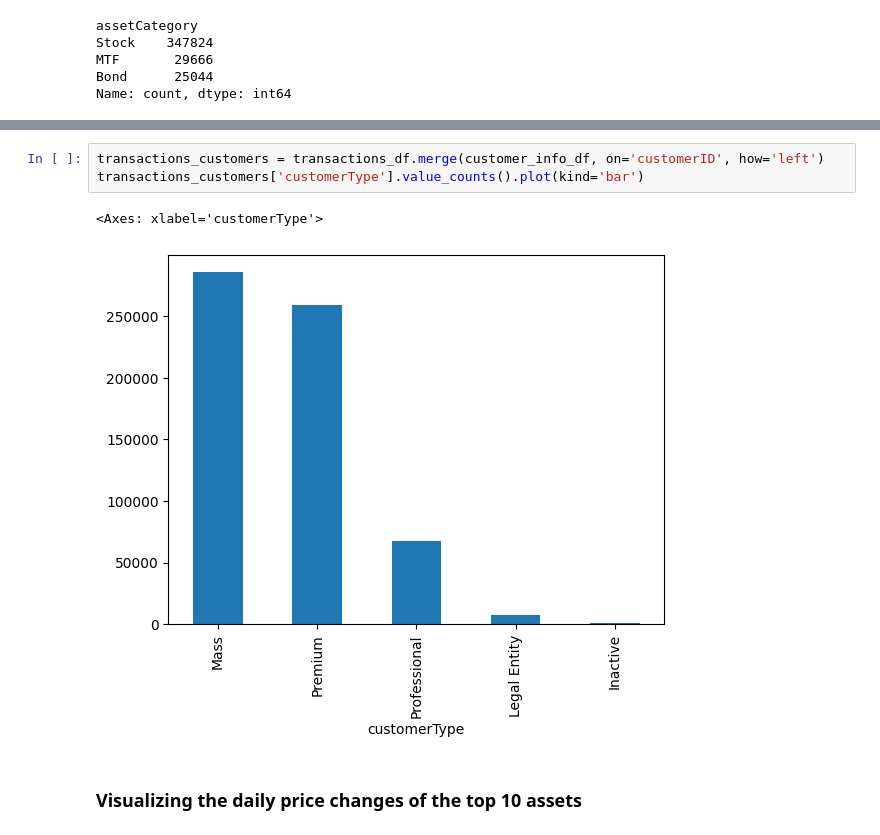
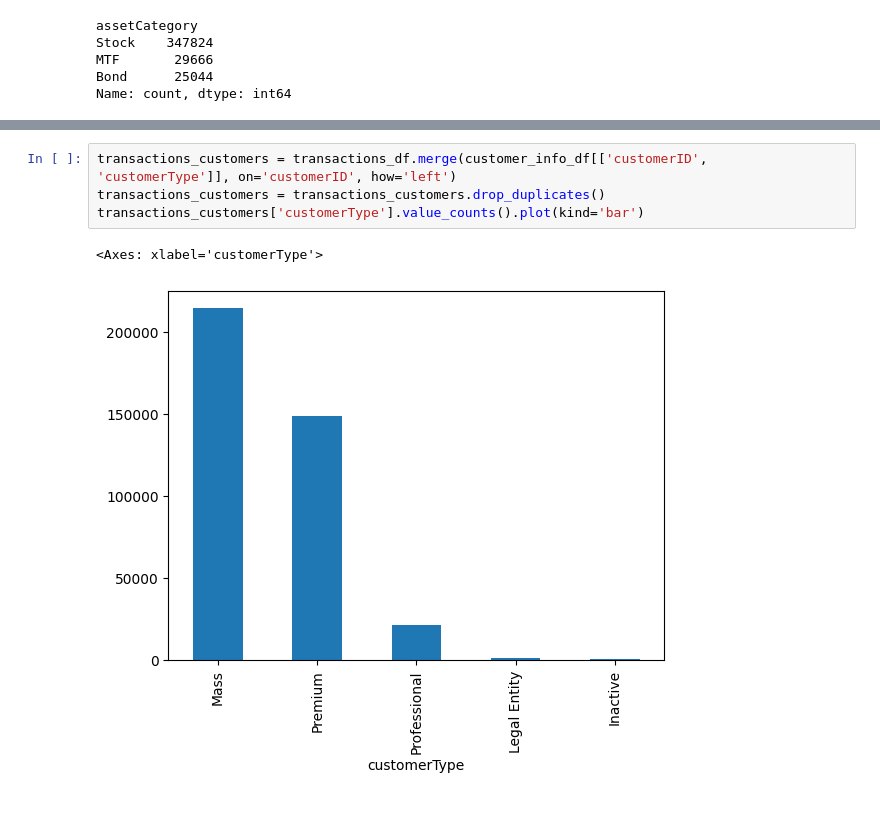
Before and after one commit to gabeLin300/Financial-Asset-Data-Exploration, a Jupyter notebook: FAR-Trans/eda.ipynb, the cells around one changed output, grey strips where cells are left out. Saved outputs shown, nothing was run; the diff lists cells and outputs as text.

```diff
--- a/FAR-Trans/eda.ipynb
+++ b/FAR-Trans/eda.ipynb
@@ -155,8 +161,7 @@ Name: count, Length: 176, dtype: int64
 # %%
-transactions_customers = transactions_df.merge(customer_info_df, on='customerID', how='left')
+transactions_customers = transactions_df.merge(customer_info_df[['customerID', 'customerType']], on='customerID', how='left')
+transactions_customers = transactions_customers.drop_duplicates()
 transactions_customers['customerType'].value_counts().plot(kind='bar')
 # %% [output]
 <Axes: xlabel='customerType'>
-[figure, old version]
+[figure, new version]
-# %% [markdown]
-### Visualizing the daily price changes of the top 10 assets
```
Also changed, not shown: parts of 13 cells of this notebook.
